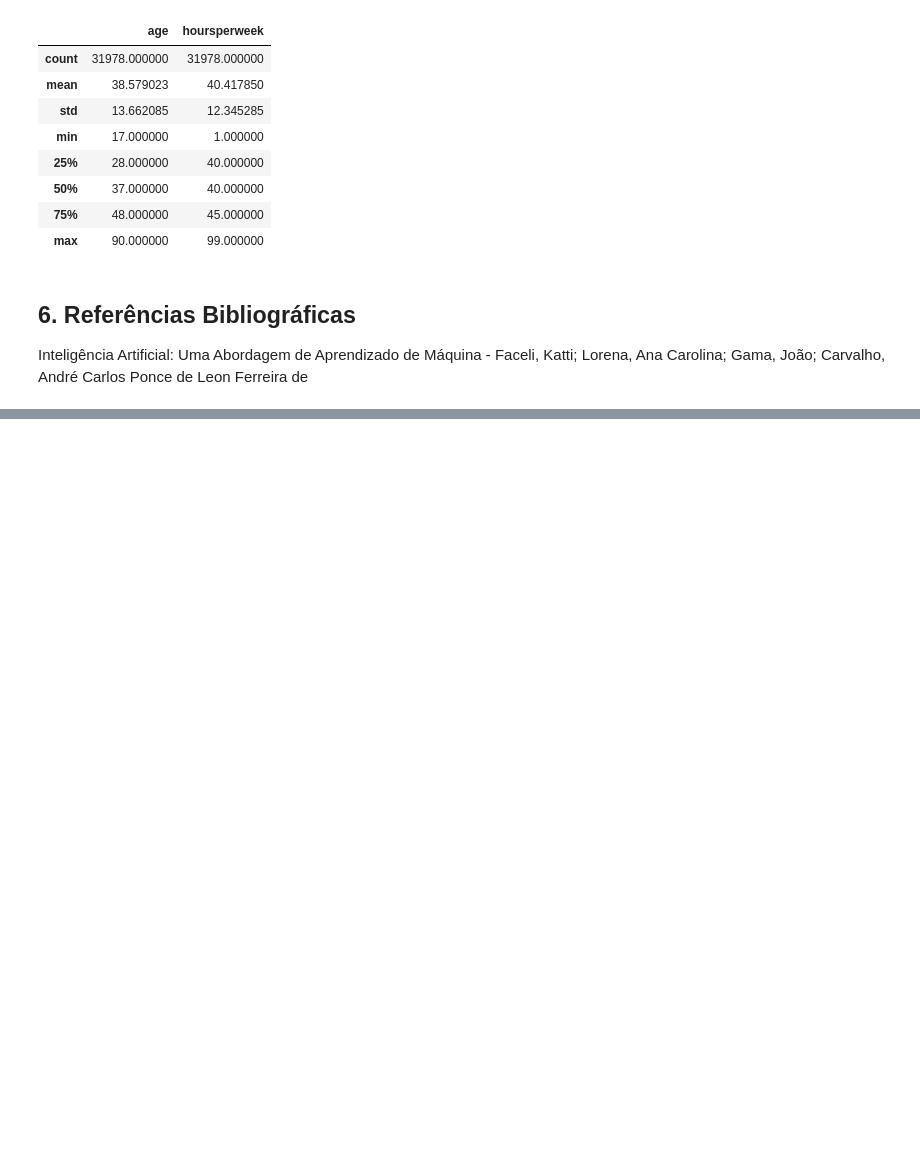
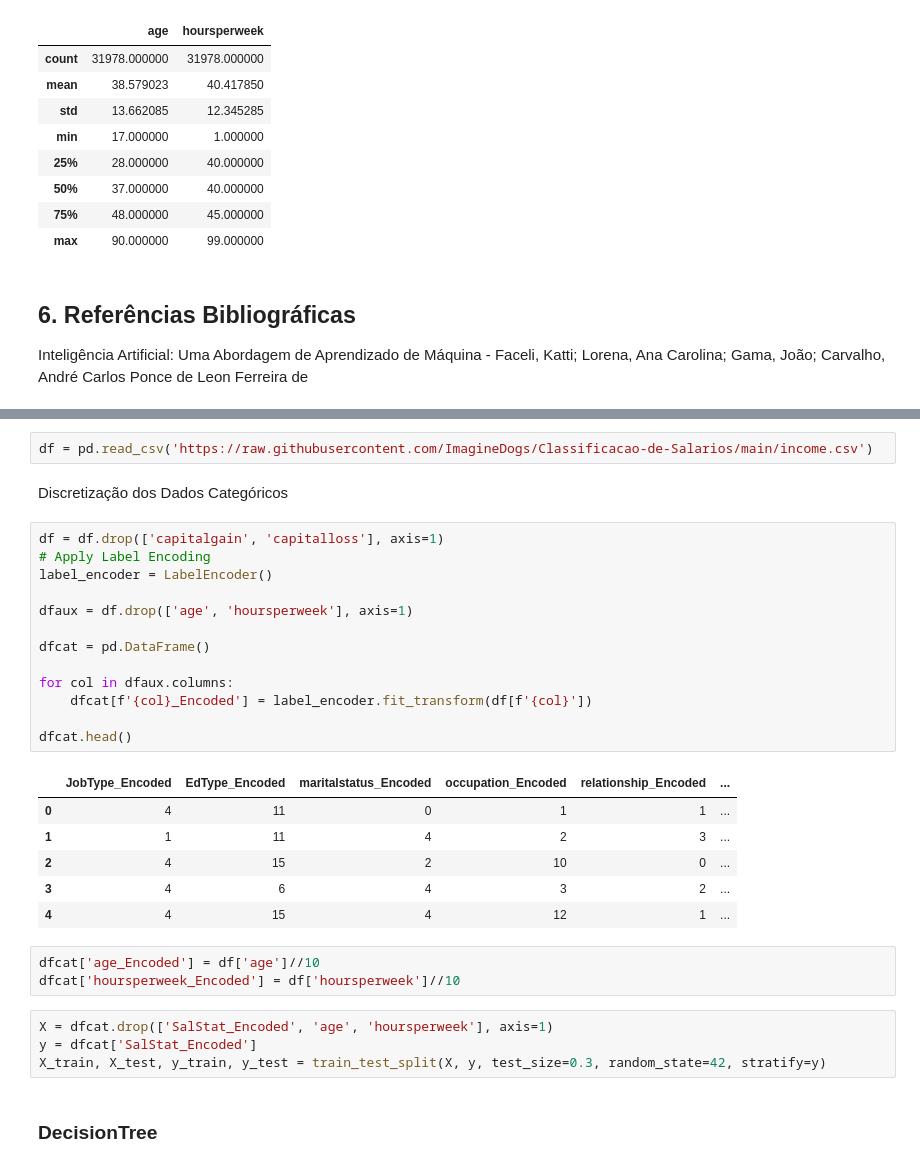
Before and after one commit to ImagineDogs/Classifica-o-de-Sal-rios, a Jupyter notebook: MLAplicado.ipynb, the cells around one changed output, grey strips where cells are left out. Drawn from its saved outputs; the diff is of its cells as text; blank space fills up the shorter version.

```diff
--- a/MLAplicado.ipynb
+++ b/MLAplicado.ipynb
@@ -271,0 +288,33 @@ Inteligência Artificial: Uma Abordagem de Aprendizado de Máquina - Faceli, Kat
+# %%
+df = pd.read_csv('https://raw.githubusercontent.com/ImagineDogs/Classificacao-de-Salarios/main/income.csv')
+# %% [markdown]
+Discretização dos Dados Categóricos
+# %%
+df = df.drop(['capitalgain', 'capitalloss'], axis=1)
+# Apply Label Encoding
+label_encoder = LabelEncoder()
+
+dfaux = df.drop(['age', 'hoursperweek'], axis=1)
+
+dfcat = pd.DataFrame()
+
+for col in dfaux.columns:
+    dfcat[f'{col}_Encoded'] = label_encoder.fit_transform(df[f'{col}'])
+
+dfcat.head()
+# %% [output]
+|  | JobType_Encoded | EdType_Encoded | maritalstatus_Encoded | occupation_Encoded | relationship_Encoded | ... |
+| 0 | 4 | 11 | 0 | 1 | 1 | ... |
+| 1 | 1 | 11 | 4 | 2 | 3 | ... |
+| 2 | 4 | 15 | 2 | 10 | 0 | ... |
+| 3 | 4 | 6 | 4 | 3 | 2 | ... |
+| 4 | 4 | 15 | 4 | 12 | 1 | ... |
+# %%
+dfcat['age_Encoded'] = df['age']//10
+dfcat['hoursperweek_Encoded'] = df['hoursperweek']//10
+# %%
+X = dfcat.drop(['SalStat_Encoded', 'age', 'hoursperweek'], axis=1)
+y = dfcat['SalStat_Encoded']
+X_train, X_test, y_train, y_test = train_test_split(X, y, test_size=0.3, random_state=42, stratify=y)
+# %% [markdown]
+### DecisionTree
```
Also changed, not shown: parts of 16 cells of this notebook.
